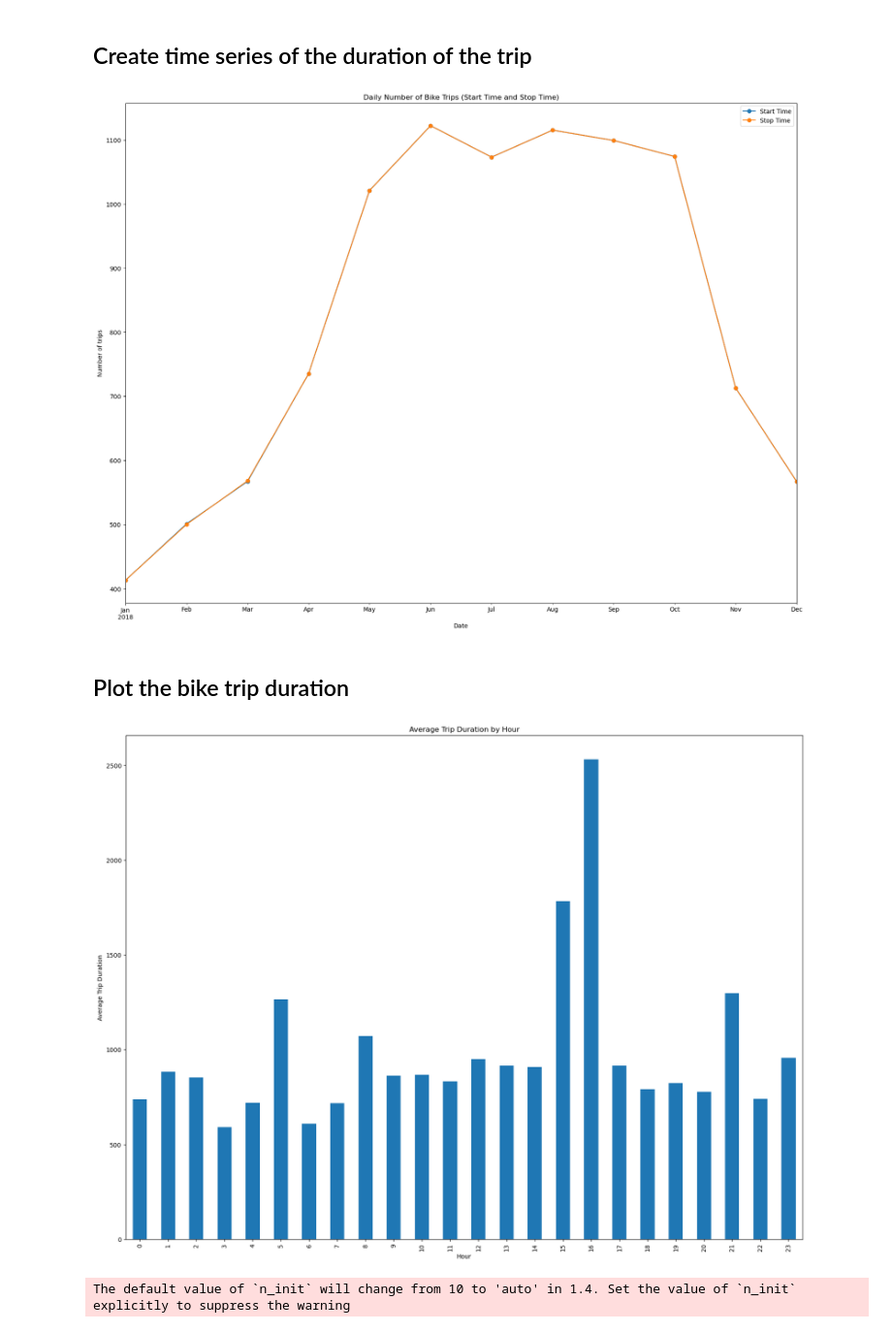
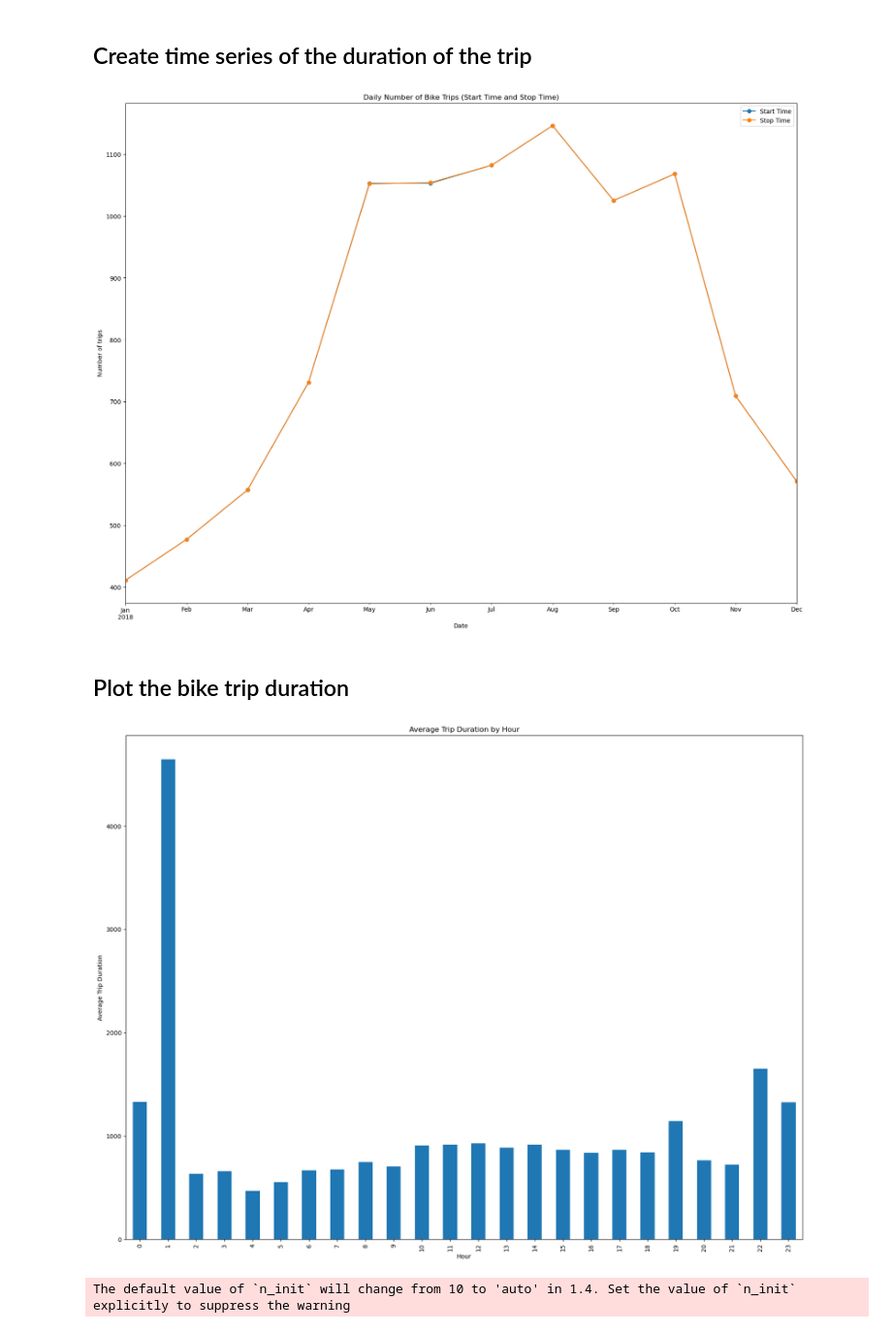
Before and after one commit to MikeKata13/Business_Analytics_Project, a Jupyter notebook: main.ipynb, the cells around one changed output. Shown: that part at 97% size. Drawn from its saved outputs; the diff is of its cells as text; code cells hidden in the pictures.

```diff
--- a/main.ipynb
+++ b/main.ipynb
@@ -37,3 +39,5 @@ with open(file_path, 'r') as f:
+# %%
+df = df.sample(n=10000, random_state=42)
 # %% [markdown]
 ## Get the keys
 # %%
@@ -179,11 +171,11 @@ from sklearn.preprocessing import StandardScaler
 
 #this method is time consuming so instead of using the entire dataset to find the optimal number of clusters,I am working with a random sample.
 
-sample_size = 10000
-df_sample = df.sample(n=sample_size, random_state=42)
+# sample_size = 10000
+# df = df.sample(n=sample_size, random_state=42)
 
 # Extract coordinates from the sample
-coordinates_sample = df_sample[['start_station_latitude', 'start_station_longitude']]
+coordinates_sample = df[['start_station_latitude', 'start_station_longitude']]
 
 #Standardize the coordinates
 scaler = StandardScaler()
@@ -220,4 +229,4 @@ kmeans = KMeans(n_clusters=20, init='k-means++', random_state=42).fit(X)
 centers = kmeans.cluster_centers_
 
 # Add the cluster labels to the dataframe
-df_sample['cluster'] = kmeans.labels_
+df['cluster'] = kmeans.labels_
@@ -462,13 +428,13 @@ fig.show()
 ## Create time series of the duration of the trip
 # %%
 # Convert start time and stoptime to datetime
-df_sample['starttime'] = pd.to_datetime(df_sample['starttime'])
-df_sample['stoptime'] = pd.to_datetime(df_sample['stoptime'])
+df['starttime'] = pd.to_datetime(df['starttime'])
+df['stoptime'] = pd.to_datetime(df['stoptime'])
 
 # Time series analysis
 # Extract the start time and trip duration columns
-start_time_series = df_sample[['starttime', 'tripduration']]
-stop_time_series = df_sample[['stoptime', 'tripduration']]
+start_time_series = df[['starttime', 'tripduration']]
+stop_time_series = df[['stoptime', 'tripduration']]
 
 # Set the start time as the index for start_time_series
 start_time_series.set_index('starttime', inplace=True)
@@ -491,18 +457,18 @@ plt.title('Daily Number of Bike Trips (Start Time and Stop Time)')
 plt.legend()
 plt.show()
 # %% [output]
-[figure, old version]
+[figure, new version]
 # %% [markdown]
 ## Plot the bike trip duration
 # %%
 # Group trip duration by hour and plot the average trip duration per hour
 plt.figure(figsize=(20, 15))
-df_sample.groupby(df_sample['starttime'].dt.hour)['tripduration'].mean().plot(kind='bar')
+df.groupby(df['starttime'].dt.hour)['tripduration'].mean().plot(kind='bar')
 plt.xlabel('Hour')
 plt.ylabel('Average Trip Duration')
 plt.title('Average Trip Duration by Hour')
 plt.show()
 # %% [output]
-[figure, old version]
+[figure, new version]
 # %%
 kmeans_full = KMeans(n_clusters=20, init='k-means++', random_state=42)
```
Also changed, not shown: parts of 21 cells of this notebook.
